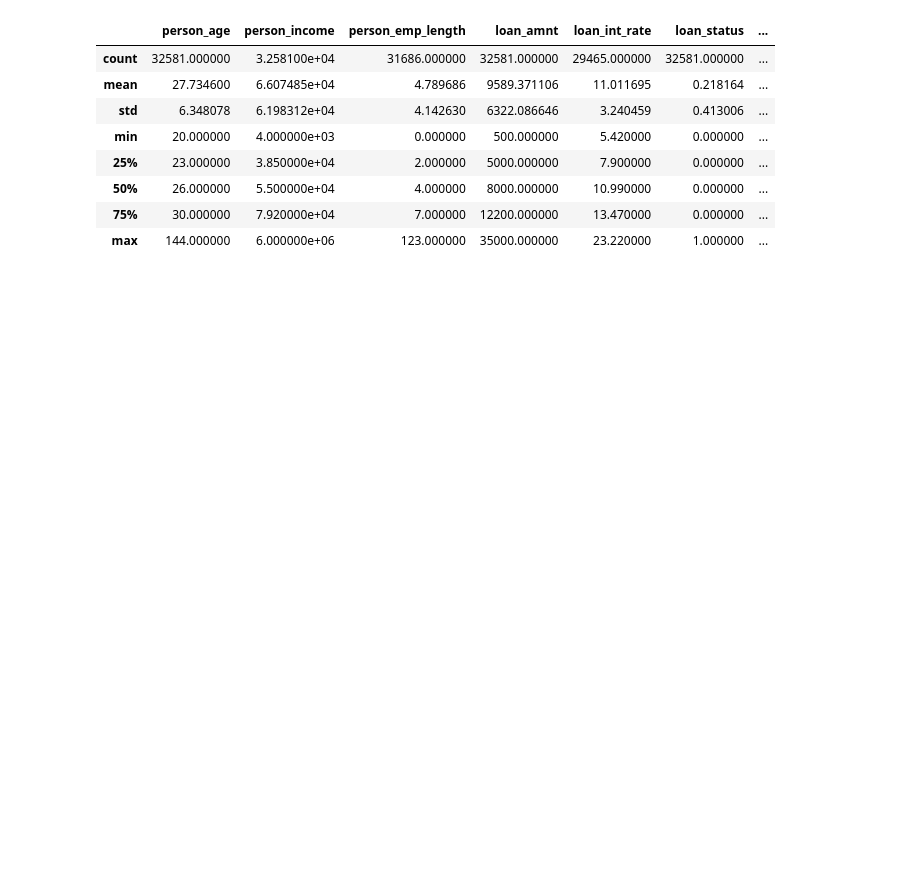
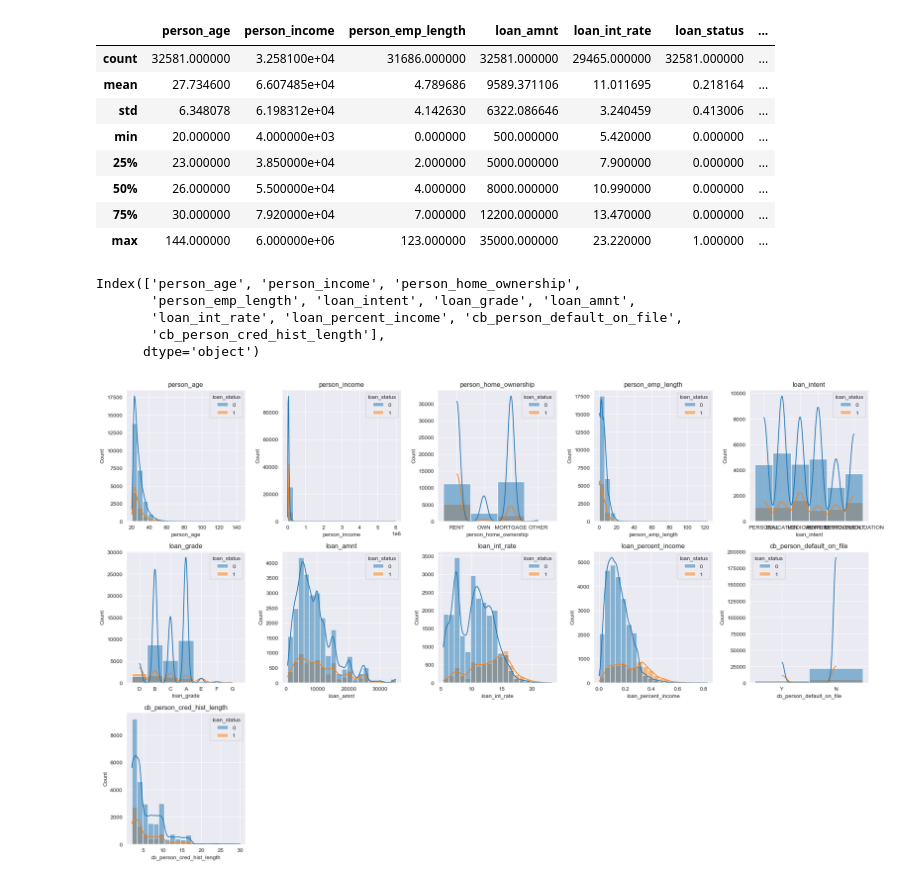
Before and after one commit to chiseanchang0727/kaggle, a Jupyter notebook: credit_risk_prediction/credit_risk_prediction.ipynb, the cells around one changed output. Saved outputs shown, nothing was run; the diff lists cells and outputs as text; code cells hidden in the pictures; blank space fills up the shorter version.

```diff
--- a/credit_risk_prediction/credit_risk_prediction.ipynb
+++ b/credit_risk_prediction/credit_risk_prediction.ipynb
@@ -62,3 +78,26 @@ data.describe()
 | 50% | 26.000000 | 5.500000e+04 | 4.000000 | 8000.000000 | 10.990000 | 0.000000 | ... |
 | 75% | 30.000000 | 7.920000e+04 | 7.000000 | 12200.000000 | 13.470000 | 0.000000 | ... |
 | max | 144.000000 | 6.000000e+06 | 123.000000 | 35000.000000 | 23.220000 | 1.000000 | ... |
+# %%
+features = data.columns.drop(["loan_status"])
+# %% [output]
+Index(['person_age', 'person_income', 'person_home_ownership',
+       'person_emp_length', 'loan_intent', 'loan_grade', 'loan_amnt',
+       'loan_int_rate', 'loan_percent_income', 'cb_person_default_on_file',
+       'cb_person_cred_hist_length'],
+      dtype='object')
+# %%
+features = data.columns.drop(["loan_status"])
+feature_data = data[features]
+
+fig = plt.figure(figsize=(20,20))
+
+for idx, val in enumerate(features):
+    ax = fig.add_subplot(5, 5, idx+1)
+    sns.histplot(data=data, x=val, axes=ax, bins=20 ,hue='loan_status', kde=True)
+    ax.set_title(val)
+
+plt.tight_layout()
+plt.show()
+# %% [output]
+[figure, added]
```
Also changed, not shown: parts of 3 cells of this notebook.
